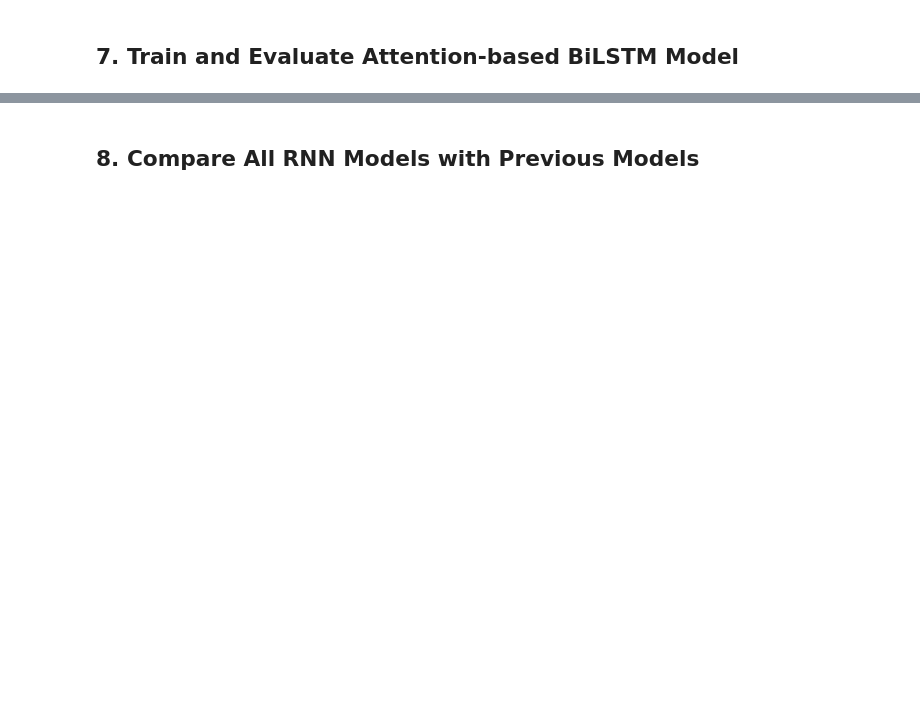
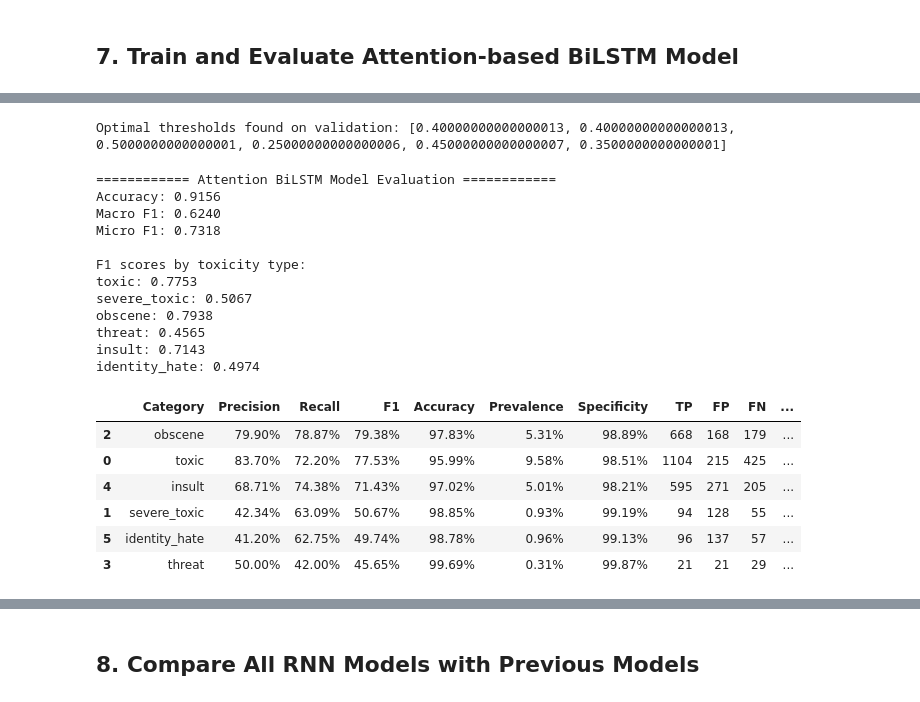
Before and after one commit to SuneshSundarasami/Multilabel-Toxicity-Detection-Using-Classical-RNN-and-Transformer-Architectures, a Jupyter notebook: Playground/RNN_models.ipynb, the cells around one changed output, grey strips where cells are left out. Drawn from its saved outputs; the diff is of its cells as text; code cells hidden in the pictures; blank space fills up the shorter version.

```diff
--- a/Playground/RNN_models.ipynb
+++ b/Playground/RNN_models.ipynb
@@ -894,11 +1101,44 @@ attn_train_losses, attn_train_accs, attn_val_losses, attn_val_accs = train_model
 # %%
 # Save the trained Attention-based BiLSTM model
 torch.save(attn_lstm_model.state_dict(), '../models/attn_bilstm_model.pt')
 
-# Get predictions and evaluate
-attn_preds, attn_actual = predict(attn_lstm_model, test_loader, device)
+# Find optimal thresholds on validation data
+attn_optimal_thresholds = find_optimal_thresholds(attn_lstm_model, val_loader, device)
+
+# Apply these thresholds on the test set
+attn_preds, attn_actual = predict_with_thresholds(attn_lstm_model, test_loader, attn_optimal_thresholds, device)
+
+# Evaluate using the test set with validation-determined thresholds
 print("\n============ Attention BiLSTM Model Evaluation ============")
 attn_results = model_performance_metrics(attn_preds, attn_actual, y.columns)
+
+# Detailed evaluation
+attn_df_evaluation = detailed_evaluation_table(attn_preds, attn_actual, y.columns)
+
+# To sort by F1 score:
+attn_df_sorted = attn_df_evaluation.sort_values('F1', ascending=False)
+display(attn_df_sorted)
+# %% [output]
+Optimal thresholds found on validation: [0.40000000000000013, 0.40000000000000013, 0.5000000000000001, 0.25000000000000006, 0.45000000000000007, 0.3500000000000001]
+============ Attention BiLSTM Model Evaluation ============
+Accuracy: 0.9156
+Macro F1: 0.6240
+Micro F1: 0.7318
+
+F1 scores by toxicity type:
+toxic: 0.7753
+severe_toxic: 0.5067
+obscene: 0.7938
+threat: 0.4565
+insult: 0.7143
+identity_hate: 0.4974
+|  | Category | Precision | Recall | F1 | Accuracy | Prevalence | Specificity | TP | FP | FN | ... |
+| 2 | obscene | 79.90% | 78.87% | 79.38% | 97.83% | 5.31% | 98.89% | 668 | 168 | 179 | ... |
+| 0 | toxic | 83.70% | 72.20% | 77.53% | 95.99% | 9.58% | 98.51% | 1104 | 215 | 425 | ... |
+| 4 | insult | 68.71% | 74.38% | 71.43% | 97.02% | 5.01% | 98.21% | 595 | 271 | 205 | ... |
+| 1 | severe_toxic | 42.34% | 63.09% | 50.67% | 98.85% | 0.93% | 99.19% | 94 | 128 | 55 | ... |
+| 5 | identity_hate | 41.20% | 62.75% | 49.74% | 98.78% | 0.96% | 99.13% | 96 | 137 | 57 | ... |
+| 3 | threat | 50.00% | 42.00% | 45.65% | 99.69% | 0.31% | 99.87% | 21 | 21 | 29 | ... |
 # %%
 # Plot training history
 plot_training_history(
```
Also changed, not shown: parts of 26 cells of this notebook.
